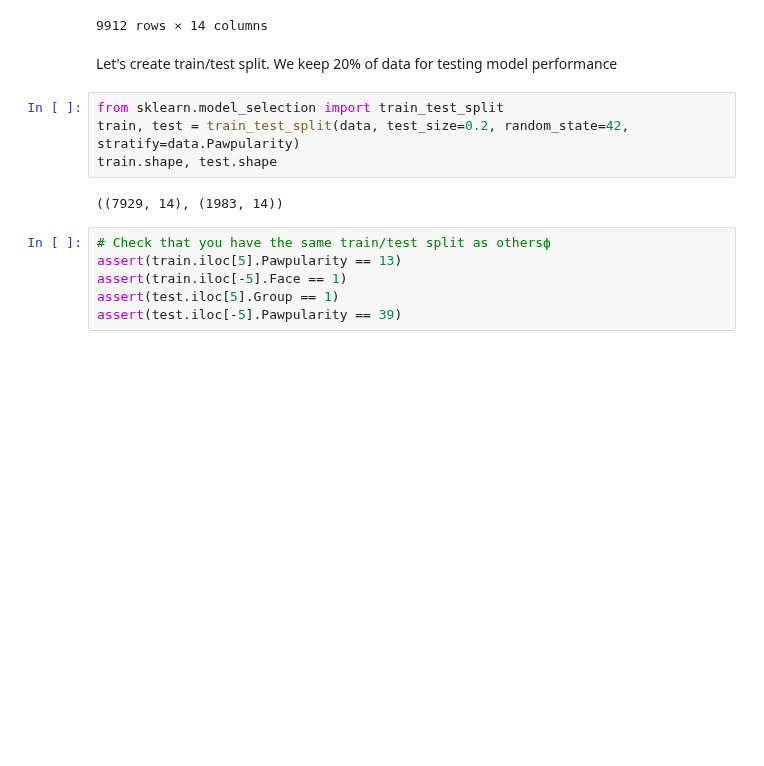
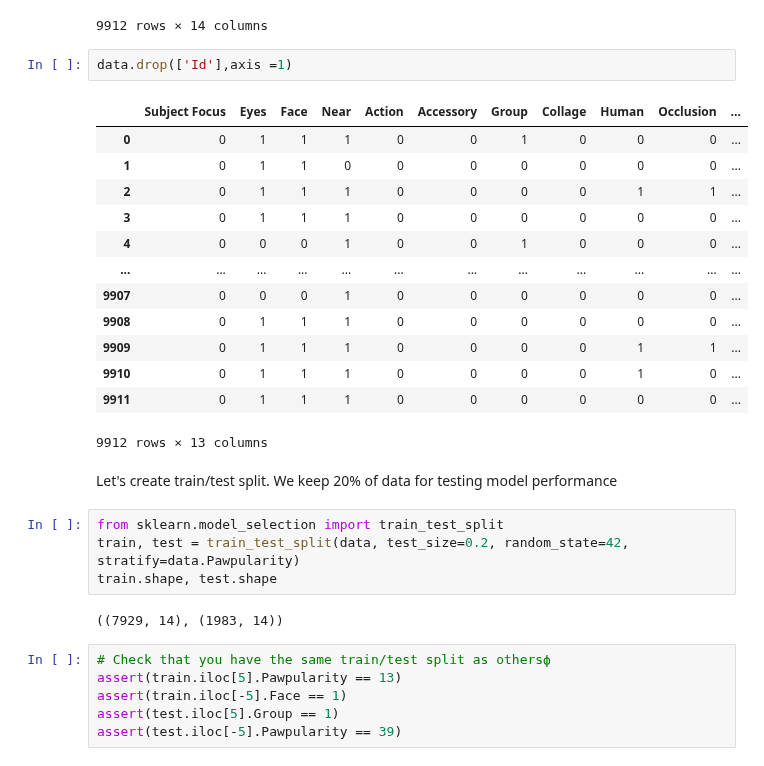
Before and after one commit to reesha-rsh/MLb4, a Jupyter notebook: Homework/Homework_4__pawpularity.ipynb, the cells around one changed output. Drawn from its saved outputs; the diff is of its cells as text; blank space fills up the shorter version.

```diff
--- a/Homework/Homework_4__pawpularity.ipynb
+++ b/Homework/Homework_4__pawpularity.ipynb
@@ -41,6 +41,22 @@ data
 | 9910 | fff19e2ce11718548fa1c5d039a5192a | 0 | 1 | 1 | 1 | 0 | 0 | 0 | 0 | 1 | ... |
 | 9911 | fff8e47c766799c9e12f3cb3d66ad228 | 0 | 1 | 1 | 1 | 0 | 0 | 0 | 0 | 0 | ... |
 9912 rows × 14 columns
+# %%
+data.drop(['Id'],axis =1)
+# %% [output]
+|  | Subject Focus | Eyes | Face | Near | Action | Accessory | Group | Collage | Human | Occlusion | ... |
+| 0 | 0 | 1 | 1 | 1 | 0 | 0 | 1 | 0 | 0 | 0 | ... |
+| 1 | 0 | 1 | 1 | 0 | 0 | 0 | 0 | 0 | 0 | 0 | ... |
+| 2 | 0 | 1 | 1 | 1 | 0 | 0 | 0 | 0 | 1 | 1 | ... |
+| 3 | 0 | 1 | 1 | 1 | 0 | 0 | 0 | 0 | 0 | 0 | ... |
+| 4 | 0 | 0 | 0 | 1 | 0 | 0 | 1 | 0 | 0 | 0 | ... |
+| ... | ... | ... | ... | ... | ... | ... | ... | ... | ... | ... | ... |
+| 9907 | 0 | 0 | 0 | 1 | 0 | 0 | 0 | 0 | 0 | 0 | ... |
+| 9908 | 0 | 1 | 1 | 1 | 0 | 0 | 0 | 0 | 0 | 0 | ... |
+| 9909 | 0 | 1 | 1 | 1 | 0 | 0 | 0 | 0 | 1 | 1 | ... |
+| 9910 | 0 | 1 | 1 | 1 | 0 | 0 | 0 | 0 | 1 | 0 | ... |
+| 9911 | 0 | 1 | 1 | 1 | 0 | 0 | 0 | 0 | 0 | 0 | ... |
+9912 rows × 13 columns
 # %% [markdown]
 Let's create train/test split. We keep 20% of data for testing model performance
 # %%
```
Also changed, not shown: parts of 7 cells of this notebook.
